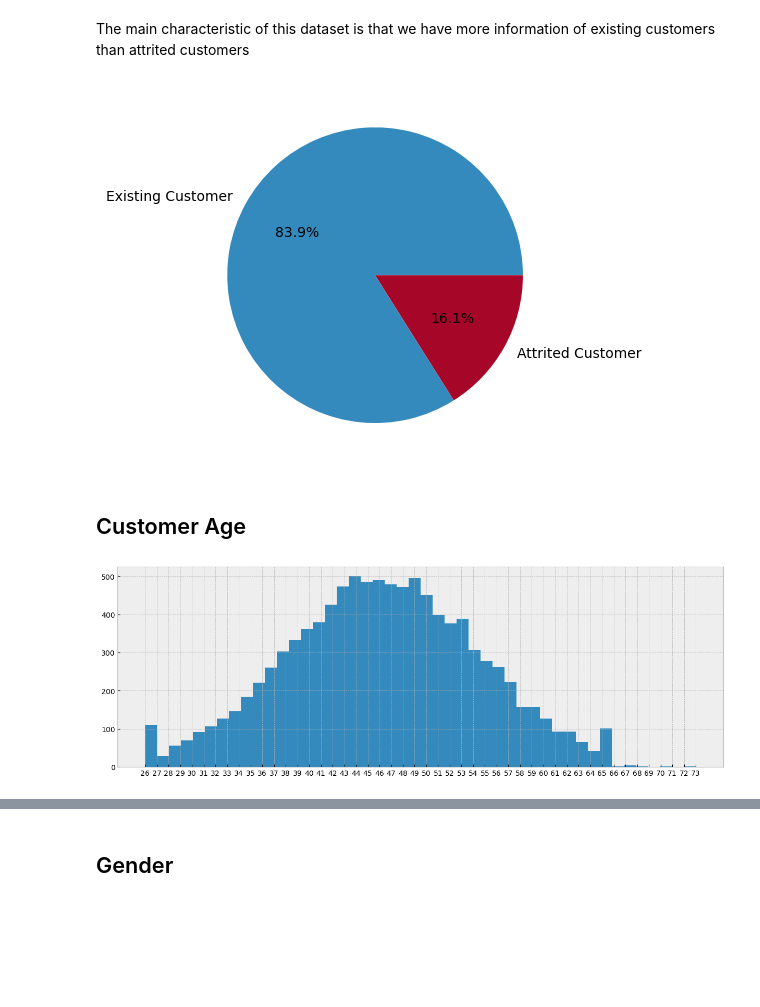
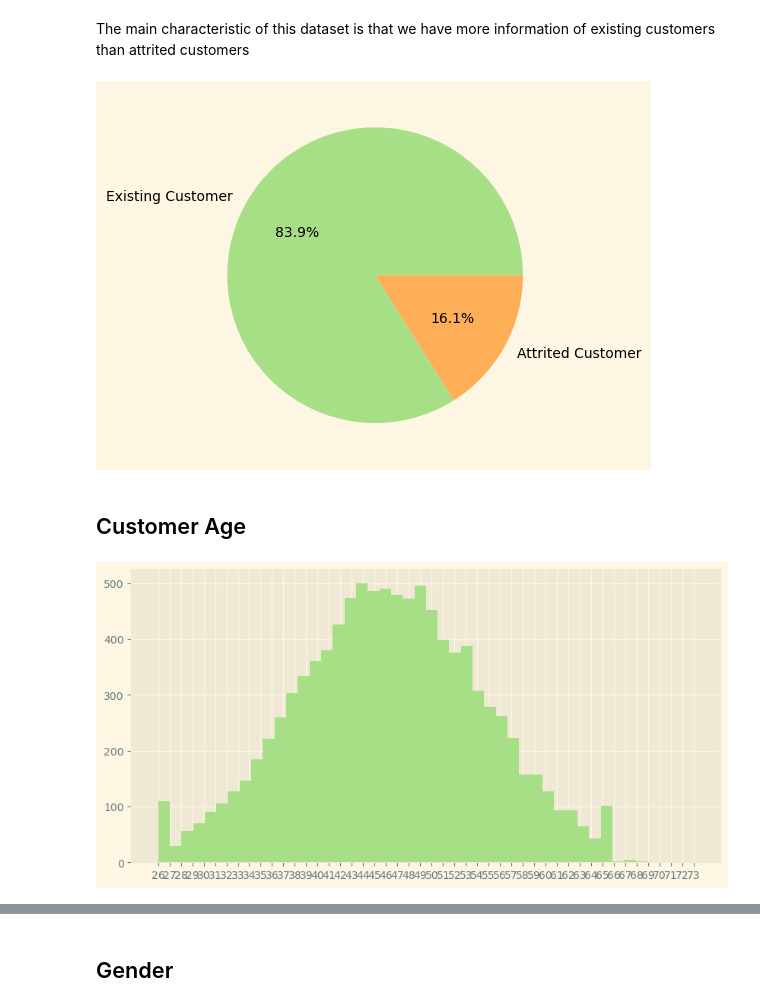
Before and after one commit to TonioBay/Focal_loss_for_churn_prediction, a Jupyter notebook: Churn_prediction.ipynb, the cells around one changed output, grey strips where cells are left out. Cells and saved outputs as stored; diff of their text form; code cells hidden in the pictures; blank space fills up the shorter version.

```diff
--- a/Churn_prediction.ipynb
+++ b/Churn_prediction.ipynb
@@ -22,10 +22,13 @@ data.shape
 (10127, 21)
 # %% [markdown]
 # EDA
-# %%
-import matplotlib.pyplot as plt
-from matplotlib import style
-style.use('bmh')
+# %%
+import matplotlib.pyplot as plt
+
+import matplotlib as mpl
+from cycler import cycler
+mpl.style.use('Solarize_Light2')
+mpl.rcParams['axes.prop_cycle'] = cycler(color=['#A6DF86', '#FEAE57', '#8AE0CA', '#E06963','#4E5AA6','#a684ab'])
 # %%
 data.info()
 # %% [output]
@@ -55,16 +58,16 @@ labels = data['Attrition_Flag'].unique()
 plt.pie(data['Attrition_Flag'].value_counts(), labels = labels, autopct='%1.1f%%')
 plt.show()
 # %% [output]
-[figure, old version]
+[figure, new version]
 # %% [markdown]
 ## Customer Age
 # %%
-plt.figure(figsize=(15, 5))
+plt.figure(figsize=(10, 5))
 plt.hist(data['Customer_Age'], bins = 46 , )
 plt.xticks(np.arange(26,74,1))
 plt.show()
 # %% [output]
-[figure, old version]
+[figure, new version]
 # %%
 E_customer_age = data.loc[:,['Customer_Age']][data.Attrition_Flag == 'Existing Customer']
 A_customer_age = data.loc[:,['Customer_Age']][data.Attrition_Flag != 'Existing Customer']
```
Also changed, not shown: parts of 31 cells of this notebook.
